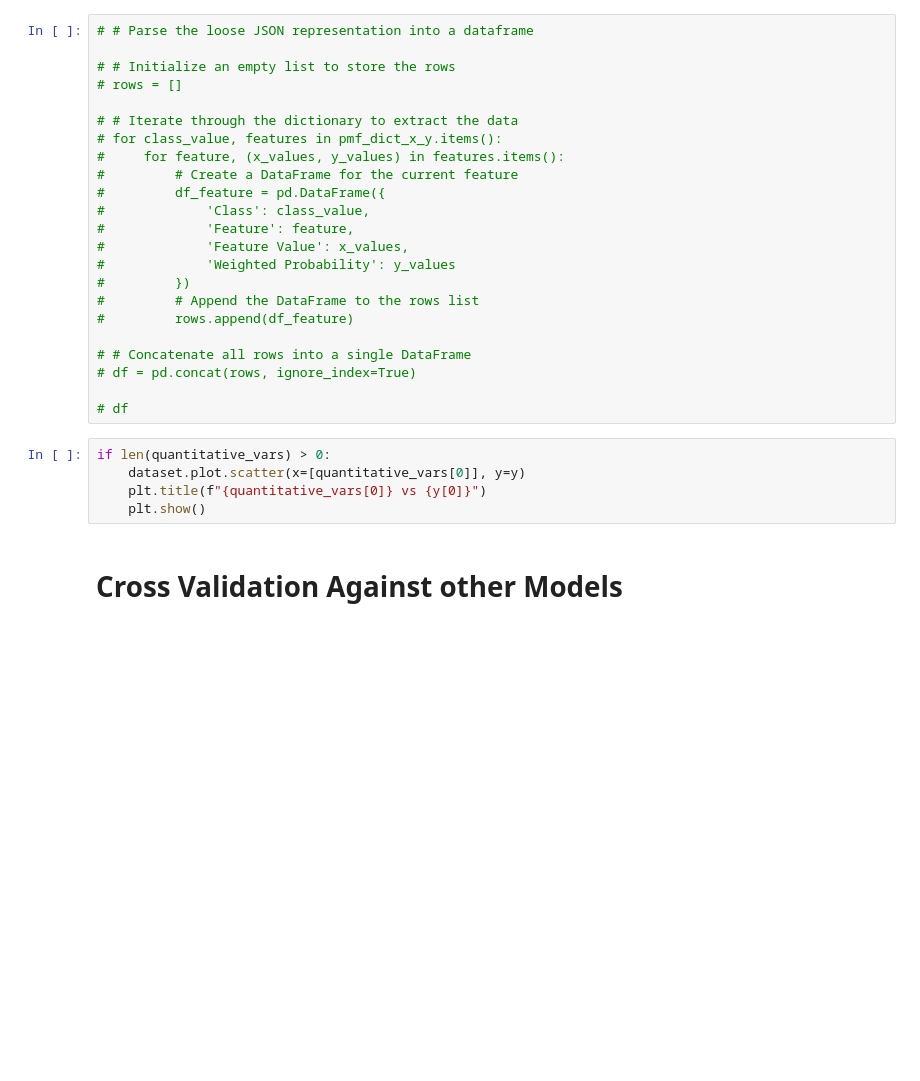
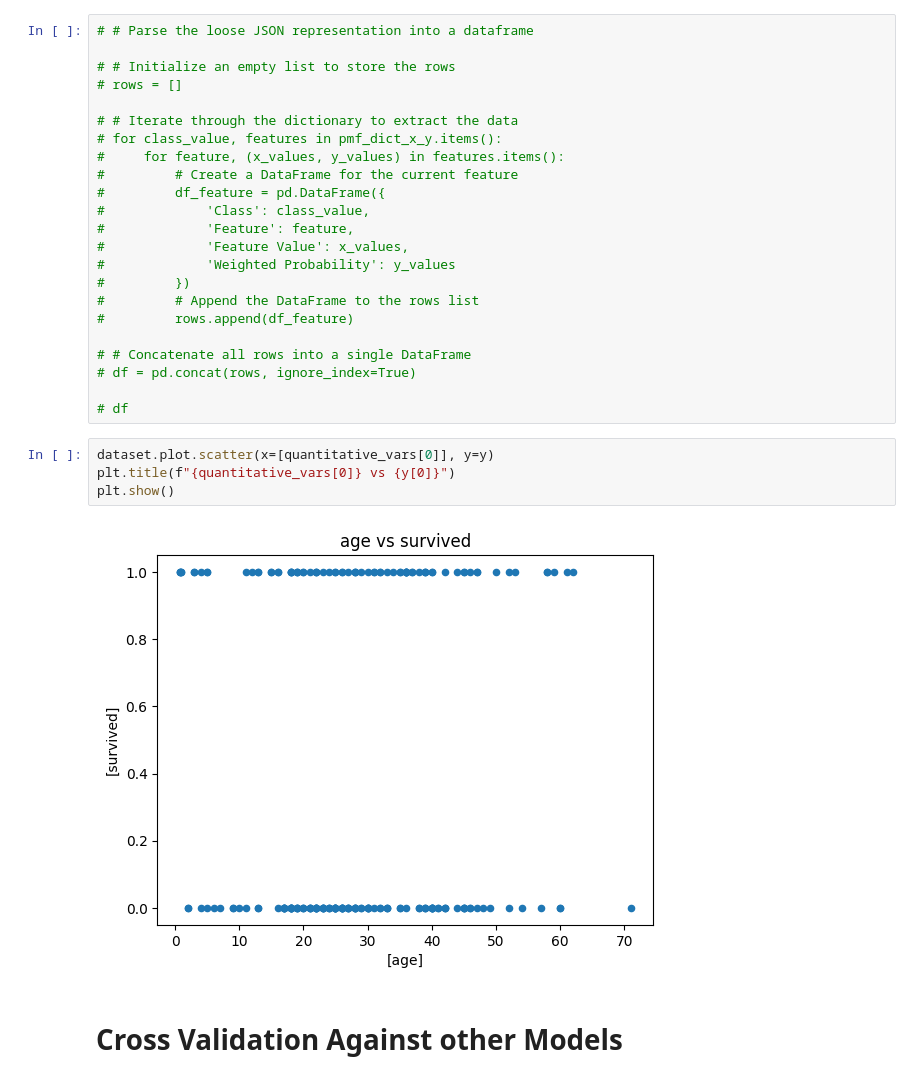
Before and after one commit to IsaacFigNewton/Conditional-Probability-Manifold-Regressor, a Jupyter notebook: KNN_Estimation_of_Feature_Probability_Distributions.ipynb, the cells around one changed output. Drawn from its saved outputs; the diff is of its cells as text; blank space fills up the shorter version.

```diff
--- a/KNN_Estimation_of_Feature_Probability_Distributions.ipynb
+++ b/KNN_Estimation_of_Feature_Probability_Distributions.ipynb
@@ -535,10 +491,11 @@ len(transformed_dataset)
 
 # df
 # %%
-if len(quantitative_vars) > 0:
-    dataset.plot.scatter(x=[quantitative_vars[0]], y=y)
-    plt.title(f"{quantitative_vars[0]} vs {y[0]}")
-    plt.show()
+dataset.plot.scatter(x=[quantitative_vars[0]], y=y)
+plt.title(f"{quantitative_vars[0]} vs {y[0]}")
+plt.show()
+# %% [output]
+[figure, added]
 # %% [markdown]
 # Cross Validation Against other Models
 # %%
```
Also changed, not shown: parts of 30 cells of this notebook.
